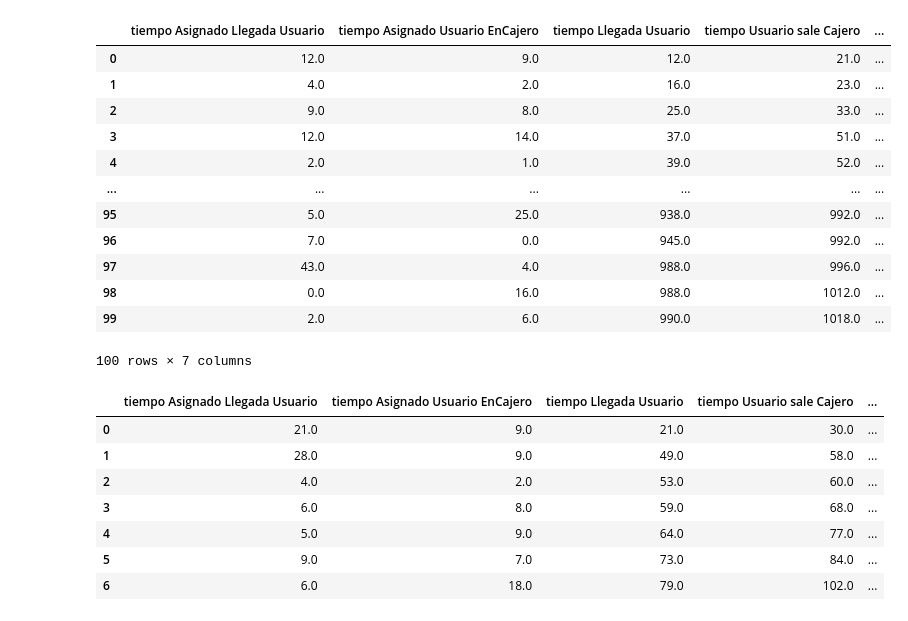
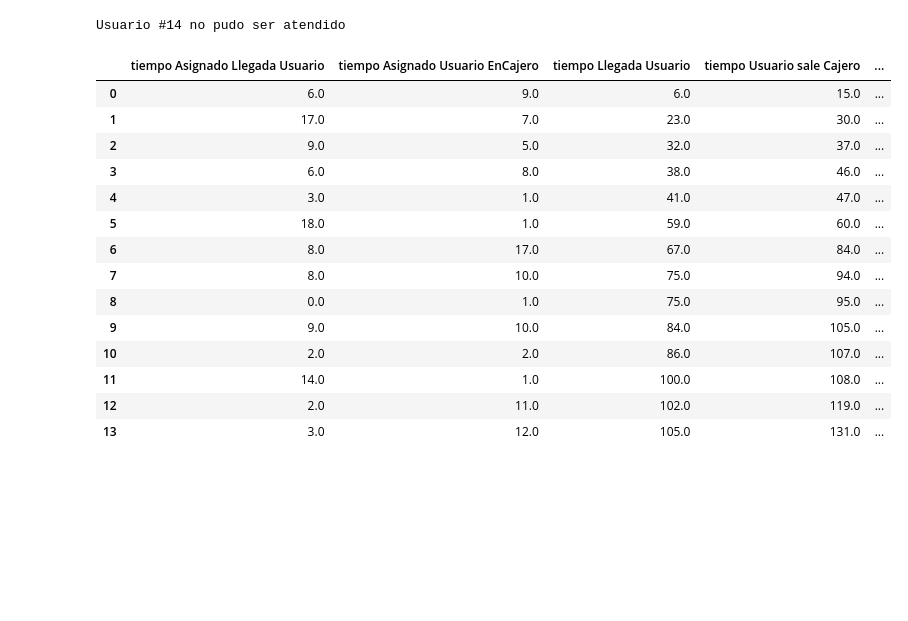
Before and after one commit to RubenR-M/DigitalSimulation, a Jupyter notebook: colas/cajero.ipynb, the cells around one changed output. Cells and saved outputs as stored; diff of their text form; code cells hidden in the pictures; blank space fills up the shorter version.

```diff
--- a/colas/cajero.ipynb
+++ b/colas/cajero.ipynb
@@ -175,47 +138,37 @@ def cola(tiemposUsuarioEnCajero: list, tiemposLLegadaUsuario: list) -> list:
 # %%
-#@title Dataframe V1
+#@title Dataframe
 
-def EXPONENTIAL(lmbda, U):
-    return -(1/lmbda)*np.log(U)
+lmbda =   0.14#@param {type:"number"}
+tiempoServicio =  120#@param {type:"integer"}
 
-tiemposUsuarioEnCajero = []
-tiemposLLegadaUsuario = []
-
-for i in range(100):
-    tiemposLLegadaUsuario.append(EXPONENTIAL(0.1, random()))
-    tiemposUsuarioEnCajero.append(EXPONENTIAL(0.1, random()))
-
-# tiemposLLegadaUsuario = np.append(tiemposLLegadaUsuario,0)
-# tiemposUsuarioEnCajero = np.append(tiemposUsuarioEnCajero,0)
-
-tiemposLLegadaUsuario = np.array(tiemposLLegadaUsuario).round(decimals = 0)
-tiemposUsuarioEnCajero = np.array(tiemposUsuarioEnCajero).round(decimals = 0)
-
-tiemposCalculados = cola(tiemposUsuarioEnCajero, tiemposLLegadaUsuario)
+tiemposCalculados = cola([0.14,0.15], tiempoServicio)
 
 columns = [
   'tiempo Asignado Llegada Usuario',
   'tiempo Asignado Usuario EnCajero',
   'tiempo Llegada Usuario',
   'tiempo Usuario sale Cajero',
-  'tiempo Usario Espera Cajero',
+  'tiempo Usuario Espera Cajero',
   'tiempo Cajero Espera Usuario',
   'tiempo total del usuario'
 ]
 
 dataFrame = pd.DataFrame(data=tiemposCalculados, columns = columns)
 dataFrame
 # %% [output]
+Usuario #14 no pudo ser atendido
 |  | tiempo Asignado Llegada Usuario | tiempo Asignado Usuario EnCajero | tiempo Llegada Usuario | tiempo Usuario sale Cajero | ... |
-| 0 | 12.0 | 9.0 | 12.0 | 21.0 | ... |
-| 1 | 4.0 | 2.0 | 16.0 | 23.0 | ... |
-| 2 | 9.0 | 8.0 | 25.0 | 33.0 | ... |
-| 3 | 12.0 | 14.0 | 37.0 | 51.0 | ... |
-| 4 | 2.0 | 1.0 | 39.0 | 52.0 | ... |
-| ... | ... | ... | ... | ... | ... |
-| 95 | 5.0 | 25.0 | 938.0 | 992.0 | ... |
-| 96 | 7.0 | 0.0 | 945.0 | 992.0 | ... |
-| 97 | 43.0 | 4.0 | 988.0 | 996.0 | ... |
-| 98 | 0.0 | 16.0 | 988.0 | 1012.0 | ... |
-| 99 | 2.0 | 6.0 | 990.0 | 1018.0 | ... |
+| 0 | 6.0 | 9.0 | 6.0 | 15.0 | ... |
+| 1 | 17.0 | 7.0 | 23.0 | 30.0 | ... |
+| 2 | 9.0 | 5.0 | 32.0 | 37.0 | ... |
+| 3 | 6.0 | 8.0 | 38.0 | 46.0 | ... |
+| 4 | 3.0 | 1.0 | 41.0 | 47.0 | ... |
+| 5 | 18.0 | 1.0 | 59.0 | 60.0 | ... |
+| 6 | 8.0 | 17.0 | 67.0 | 84.0 | ... |
+| 7 | 8.0 | 10.0 | 75.0 | 94.0 | ... |
+| 8 | 0.0 | 1.0 | 75.0 | 95.0 | ... |
+| 9 | 9.0 | 10.0 | 84.0 | 105.0 | ... |
+| 10 | 2.0 | 2.0 | 86.0 | 107.0 | ... |
+| 11 | 14.0 | 1.0 | 100.0 | 108.0 | ... |
+| 12 | 2.0 | 11.0 | 102.0 | 119.0 | ... |
+| 13 | 3.0 | 12.0 | 105.0 | 131.0 | ... |
-100 rows × 7 columns
@@ -288,30 +175 @@ def cola(lmbda:float, TiempoServicio:int) -> list:
-# %%
-#@title Dataframe
-
-lmbda =   0.14#@param {type:"number"}
-tiempoServicio =  100#@param {type:"integer"}
-
-tiemposCalculados = cola(lmbda, tiempoServicio)
-
-columns = [
-  'tiempo Asignado Llegada Usuario',
-  'tiempo Asignado Usuario EnCajero',
-  'tiempo Llegada Usuario',
-  'tiempo Usuario sale Cajero',
-  'tiempo Usuario Espera Cajero',
-  'tiempo Cajero Espera Usuario',
-  'tiempo total del usuario'
-]
-
-dataFrame = pd.DataFrame(data=tiemposCalculados, columns = columns)
-dataFrame
-# %% [output]
-|  | tiempo Asignado Llegada Usuario | tiempo Asignado Usuario EnCajero | tiempo Llegada Usuario | tiempo Usuario sale Cajero | ... |
-| 0 | 21.0 | 9.0 | 21.0 | 30.0 | ... |
-| 1 | 28.0 | 9.0 | 49.0 | 58.0 | ... |
-| 2 | 4.0 | 2.0 | 53.0 | 60.0 | ... |
-| 3 | 6.0 | 8.0 | 59.0 | 68.0 | ... |
-| 4 | 5.0 | 9.0 | 64.0 | 77.0 | ... |
-| 5 | 9.0 | 7.0 | 73.0 | 84.0 | ... |
-| 6 | 6.0 | 18.0 | 79.0 | 102.0 | ... |
 # %%
```
Also changed, not shown: parts of 11 cells of this notebook.
